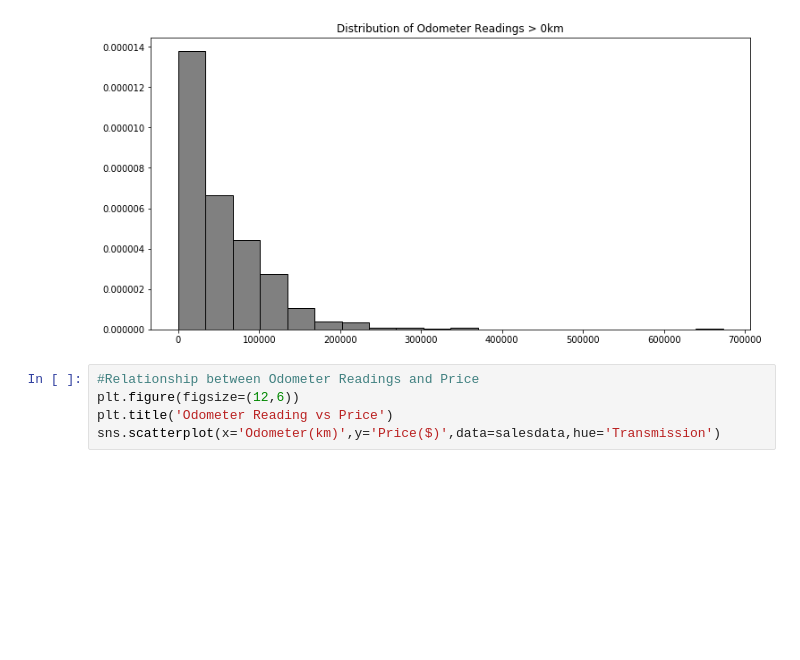
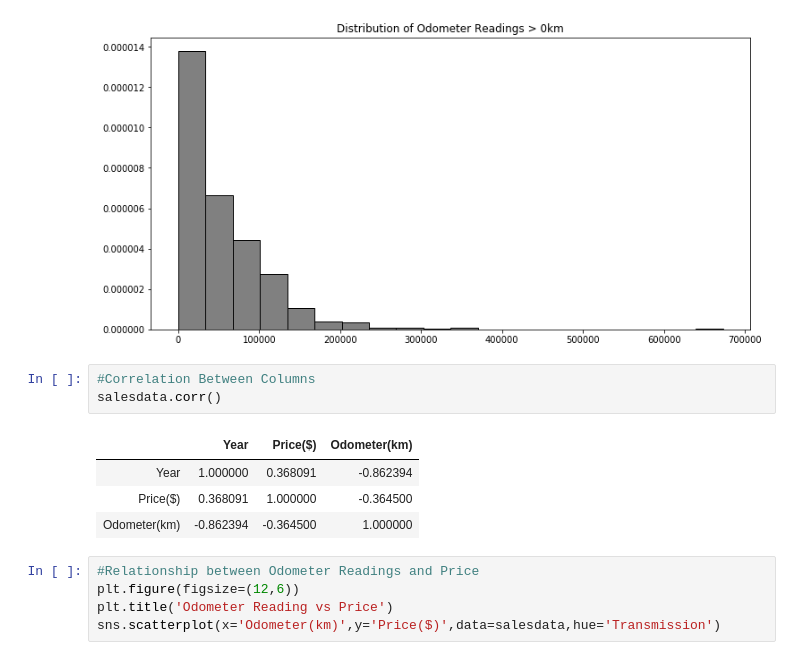
Before and after one commit to jacobpalinski/SUV-s-for-Sale, a Jupyter notebook: Sydney SUV prices.ipynb, the cells around one changed output. Cells and saved outputs as stored; diff of their text form; blank space fills up the shorter version.

```diff
--- a/Sydney SUV prices.ipynb
+++ b/Sydney SUV prices.ipynb
@@ -339,6 +339,14 @@ See the caveats in the documentation: http://pandas.pydata.org/pandas-docs/stabl
         6.7300000e+05]),
  <a list of 20 Patch objects>)
 [figure]
+# %%
+#Correlation Between Columns
+salesdata.corr()
+# %% [output]
+|  | Year | Price($) | Odometer(km) |
+| Year | 1.000000 | 0.368091 | -0.862394 |
+| Price($) | 0.368091 | 1.000000 | -0.364500 |
+| Odometer(km) | -0.862394 | -0.364500 | 1.000000 |
 # %%
 #Relationship between Odometer Readings and Price
 plt.figure(figsize=(12,6))
```
